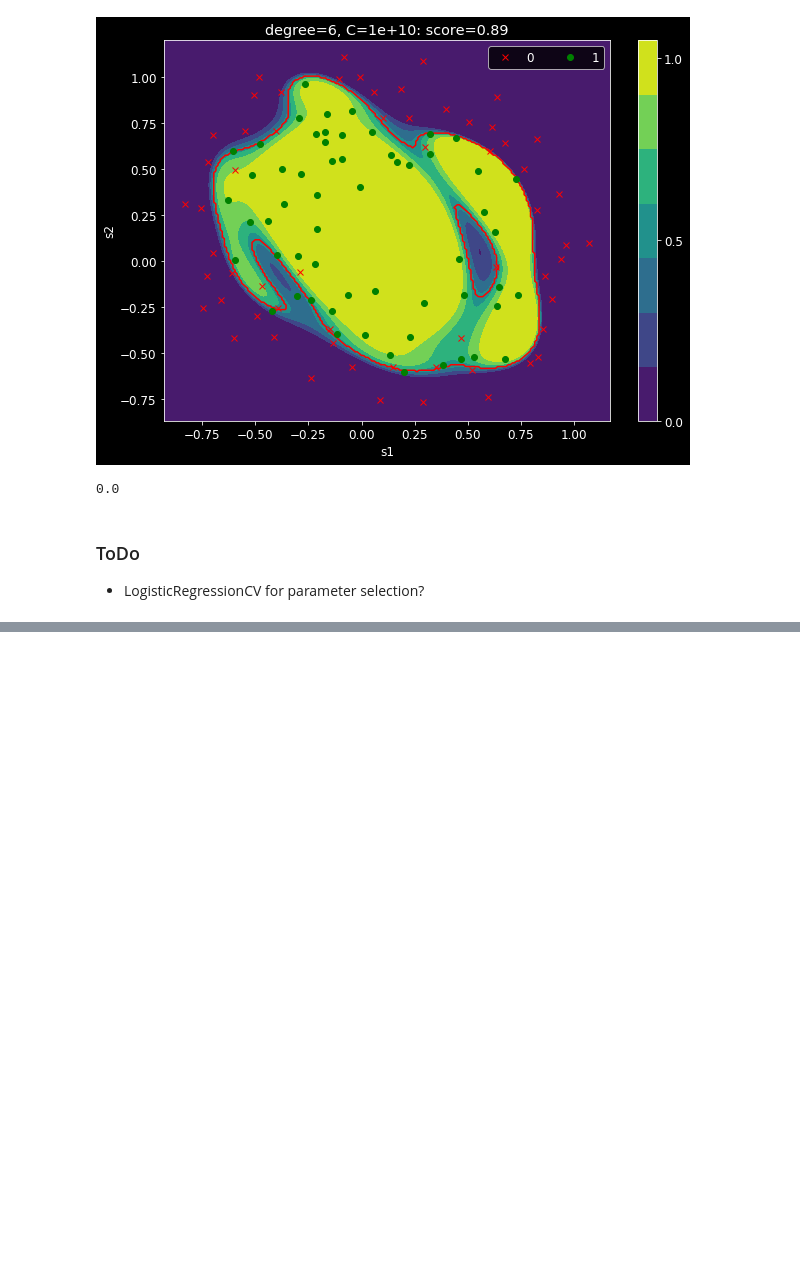
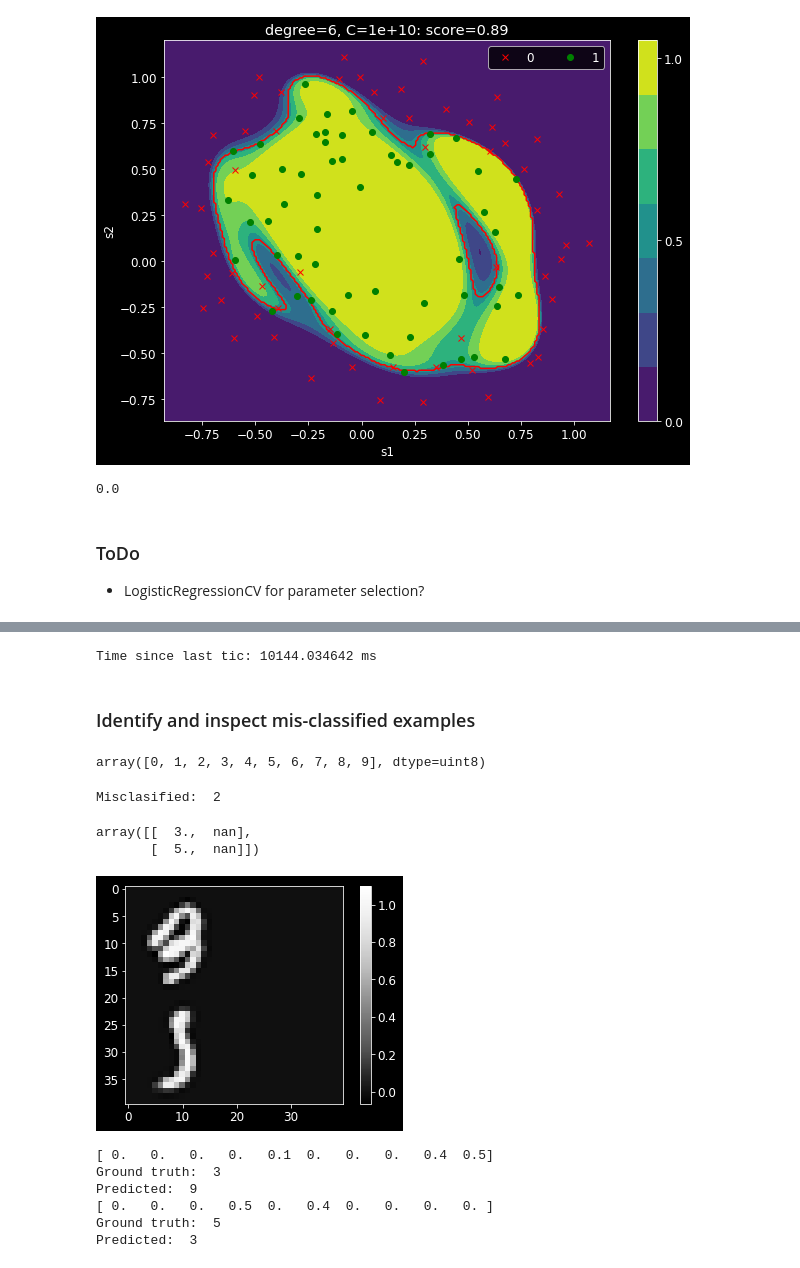
Before and after one commit to ig248/coursera-ml, a Jupyter notebook: ML in python.ipynb, the cells around one changed output, grey strips where cells are left out. Drawn from its saved outputs; the diff is of its cells as text; code cells hidden in the pictures; blank space fills up the shorter version.

```diff
--- a/ML in python.ipynb
+++ b/ML in python.ipynb
@@ -338,0 +409,40 @@ model.named_steps['LR'].intercept_
+# %%
+model = MLPClassifier(hidden_layer_sizes=(25))
+# %%
+%%tictoc
+model.fit(X, y)
+print model.score(X, y)
+# %% [output]
+Time since last tic: 10144.034642 ms
+# %% [markdown]
+### Identify and inspect mis-classified examples
+# %%
+model.classes_
+# %% [output]
+array([0, 1, 2, 3, 4, 5, 6, 7, 8, 9], dtype=uint8)
+# %%
+f = model.predict(X)
+# %%
+failed_idx = (y != f)
+print 'Misclasified: ', np.count_nonzero(failed_idx)
+# %% [output]
+Misclasified:  2
+# %%
+# ground truth
+show_random_digits(X, y, idx=failed_idx)
+# %% [output]
+array([[  3.,  nan],
+       [  5.,  nan]])
+[figure, added]
+# %%
+for i in range(2):
+    print '%s' % model.predict_proba(X[failed_idx])[i].round(1)
+    print 'Ground truth: ', y[failed_idx][i]
+    print 'Predicted: ', model.predict(X[failed_idx])[i]
+# %% [output]
+[ 0.   0.   0.   0.   0.1  0.   0.   0.   0.4  0.5]
+Ground truth:  3
+Predicted:  9
+[ 0.   0.   0.   0.5  0.   0.4  0.   0.   0.   0. ]
+Ground truth:  5
+Predicted:  3
```
Also changed, not shown: parts of 16 cells of this notebook.
